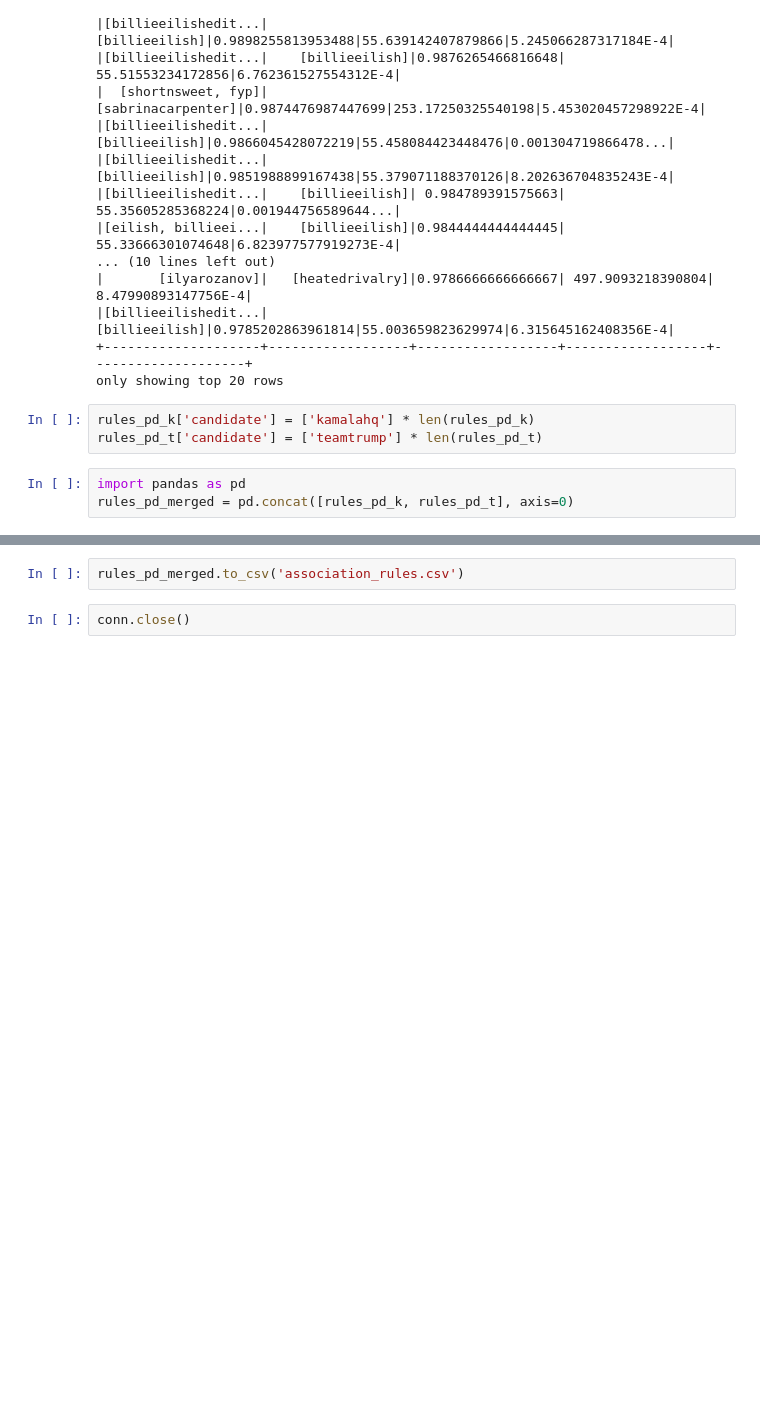
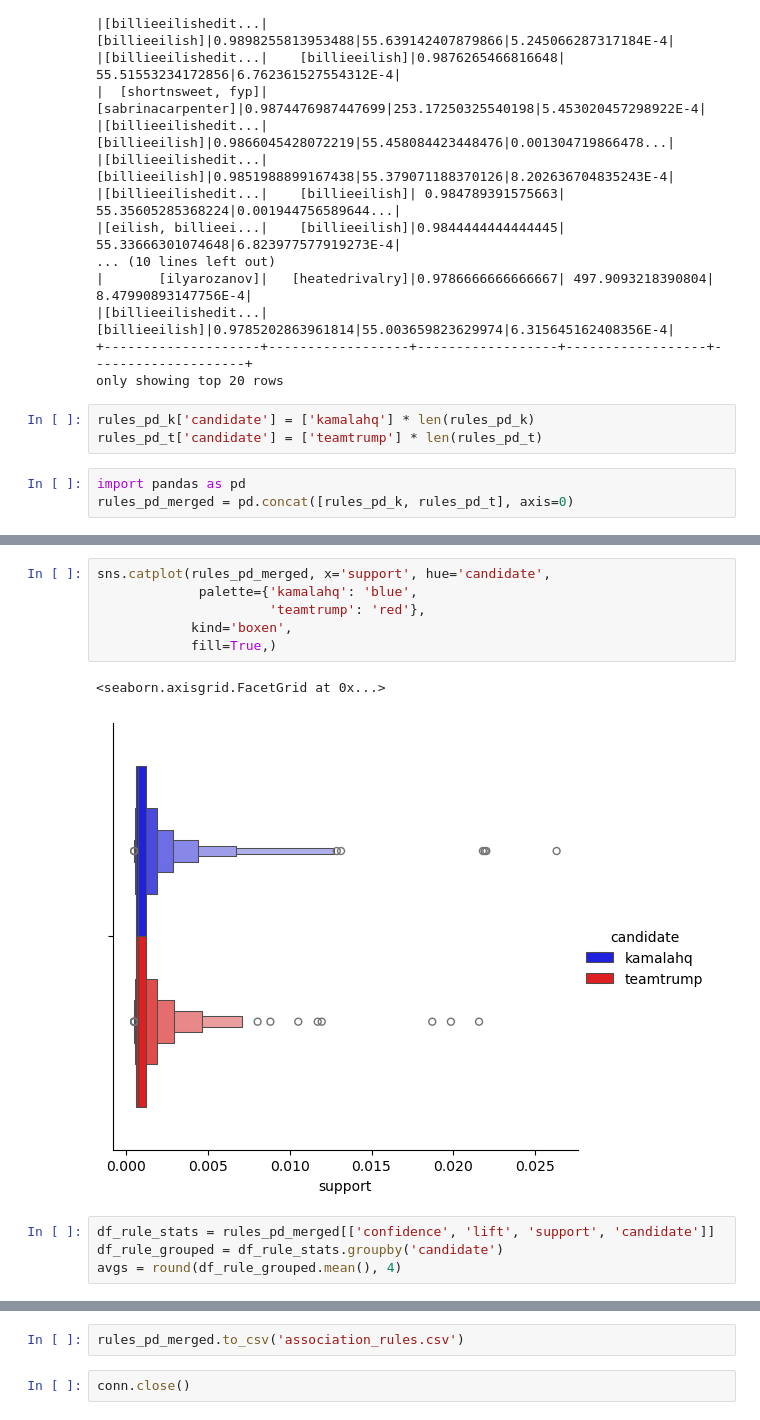
Before and after one commit to nitomanto/the-t-word, a Jupyter notebook: spark_itemset_copy.ipynb, the cells around one changed output, grey strips where cells are left out. Cells and saved outputs as stored; diff of their text form; blank space fills up the shorter version.

```diff
--- a/spark_itemset_copy.ipynb
+++ b/spark_itemset_copy.ipynb
@@ -859,0 +873,13 @@ sns.violinplot(rules_pd_merged, y='confidence', x='candidate',
+# %%
+sns.catplot(rules_pd_merged, x='support', hue='candidate',
+             palette={'kamalahq': 'blue',
+                      'teamtrump': 'red'},
+            kind='boxen',
+            fill=True,)
+# %% [output]
+<seaborn.axisgrid.FacetGrid at 0x...>
+[figure, added]
+# %%
+df_rule_stats = rules_pd_merged[['confidence', 'lift', 'support', 'candidate']]
+df_rule_grouped = df_rule_stats.groupby('candidate')
+avgs = round(df_rule_grouped.mean(), 4)
```
Also changed, not shown: parts of 10 cells of this notebook.
